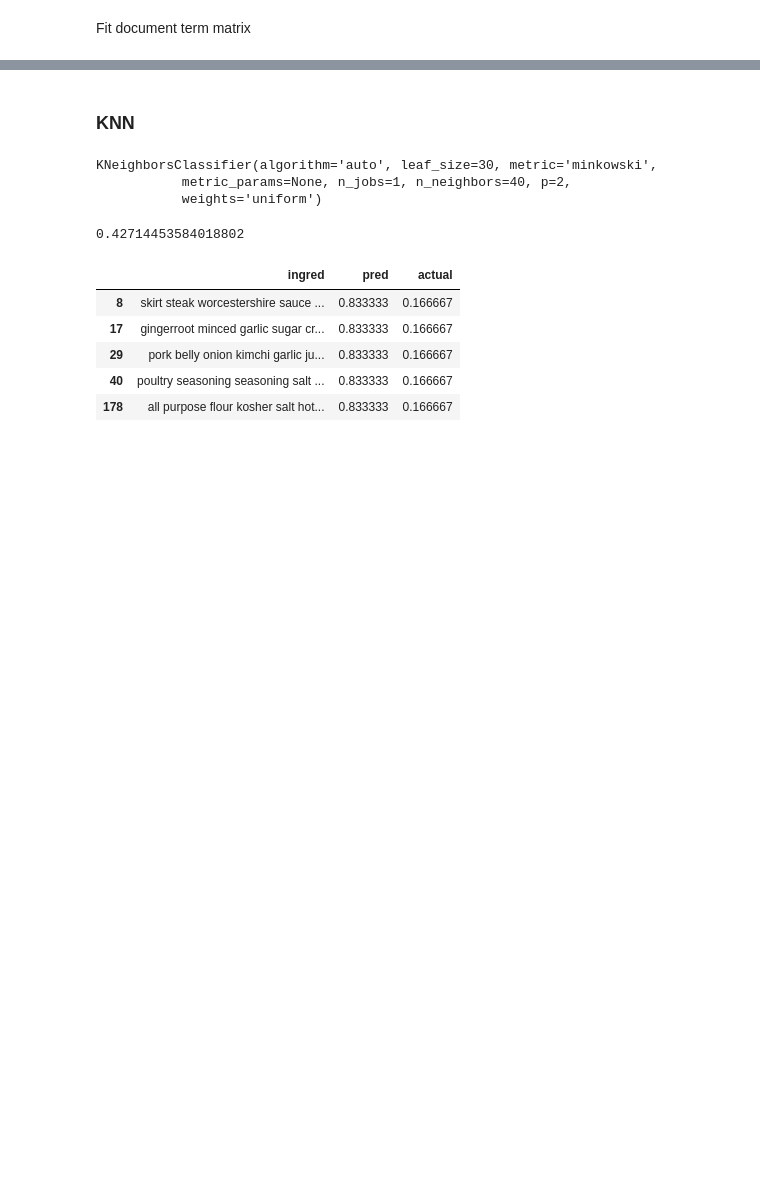
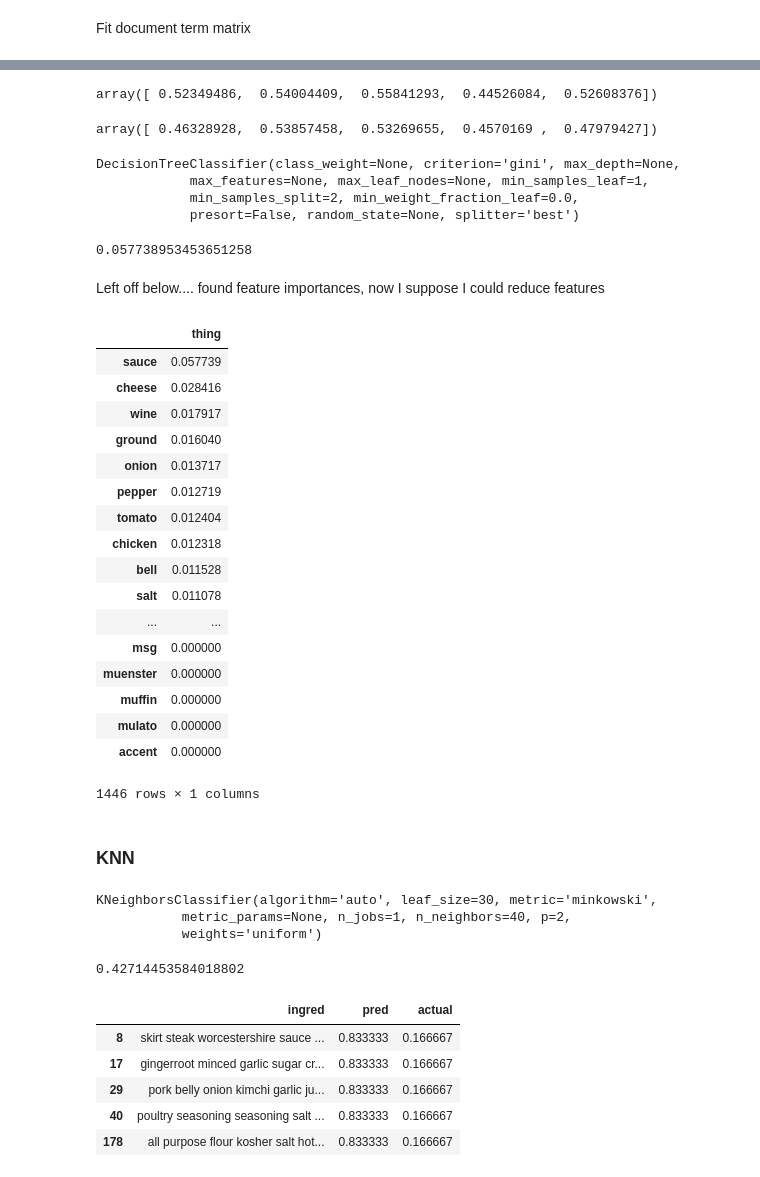
Before and after one commit to michaelshea88/DSI-Capstone, a Jupyter notebook: main_dishes/Flavor-prediction.ipynb, the cells around one changed output, grey strips where cells are left out. Drawn from its saved outputs; the diff is of its cells as text; code cells hidden in the pictures; blank space fills up the shorter version.

```diff
--- a/main_dishes/Flavor-prediction.ipynb
+++ b/main_dishes/Flavor-prediction.ipynb
@@ -88,4 +63,3 @@ vect = TfidfVectorizer(min_df=.2)
 # %%
-X = df.ingredient_string
-# X = vect.fit_transform(df.ingredient_string)
-y = df.bitter_encode
+X = vect.fit_transform(df.ingredient_string)
+y = df.categories_bitter
@@ -94,2 +65,0 @@ X_train, X_test, y_train, y_test = train_test_split(X, y)
-# %%
-X_train_dtm = vect.fit_transform(X_train)
@@ -96,3 +75,47 @@ X_train_dtm = vect.fit_transform(X_train)
+# %%
+rfc = RandomForestClassifier()
+cross_val_score(rfc, X, y, cv = 5)
+# %% [output]
+array([ 0.52349486,  0.54004409,  0.55841293,  0.44526084,  0.52608376])
+# %%
+dtc = DecisionTreeClassifier()
+cross_val_score(dtc, X, y, cv = 5)
+# %% [output]
+array([ 0.46328928,  0.53857458,  0.53269655,  0.4570169 ,  0.47979427])
+# %%
+dtc.fit(X, y)
+# %% [output]
+DecisionTreeClassifier(class_weight=None, criterion='gini', max_depth=None,
+            max_features=None, max_leaf_nodes=None, min_samples_leaf=1,
+            min_samples_split=2, min_weight_fraction_leaf=0.0,
+            presort=False, random_state=None, splitter='best')
+# %%
+np.max(dtc.feature_importances_)
+# %% [output]
+0.057738953453651258
+# %% [markdown]
+Left off below.... found feature importances, now I suppose I could reduce features
+# %%
+pd.DataFrame(dtc.feature_importances_, index=vect.get_feature_names(), columns=['thing']).sort_values(by='thing', ascending=False)
+# %% [output]
+|  | thing |
+| sauce | 0.057739 |
+| cheese | 0.028416 |
+| wine | 0.017917 |
+| ground | 0.016040 |
+| onion | 0.013717 |
+| pepper | 0.012719 |
+| tomato | 0.012404 |
+| chicken | 0.012318 |
+| bell | 0.011528 |
+| salt | 0.011078 |
+| ... | ... |
+| msg | 0.000000 |
+| muenster | 0.000000 |
+| muffin | 0.000000 |
+| mulato | 0.000000 |
+| accent | 0.000000 |
+1446 rows × 1 columns
 # %% [markdown]
 ### KNN
 # %%
```
Also changed, not shown: parts of 25 cells of this notebook, 3 other files.
